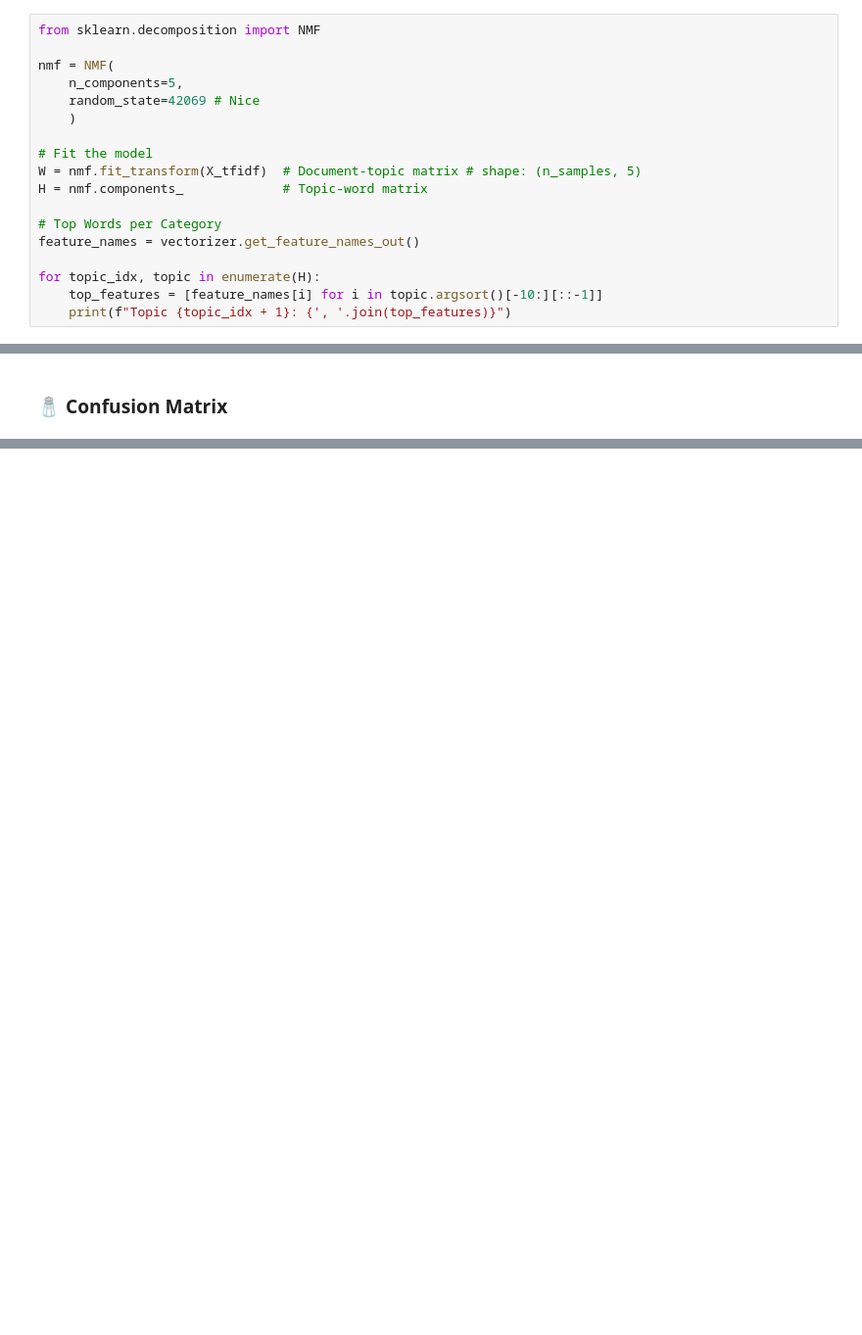
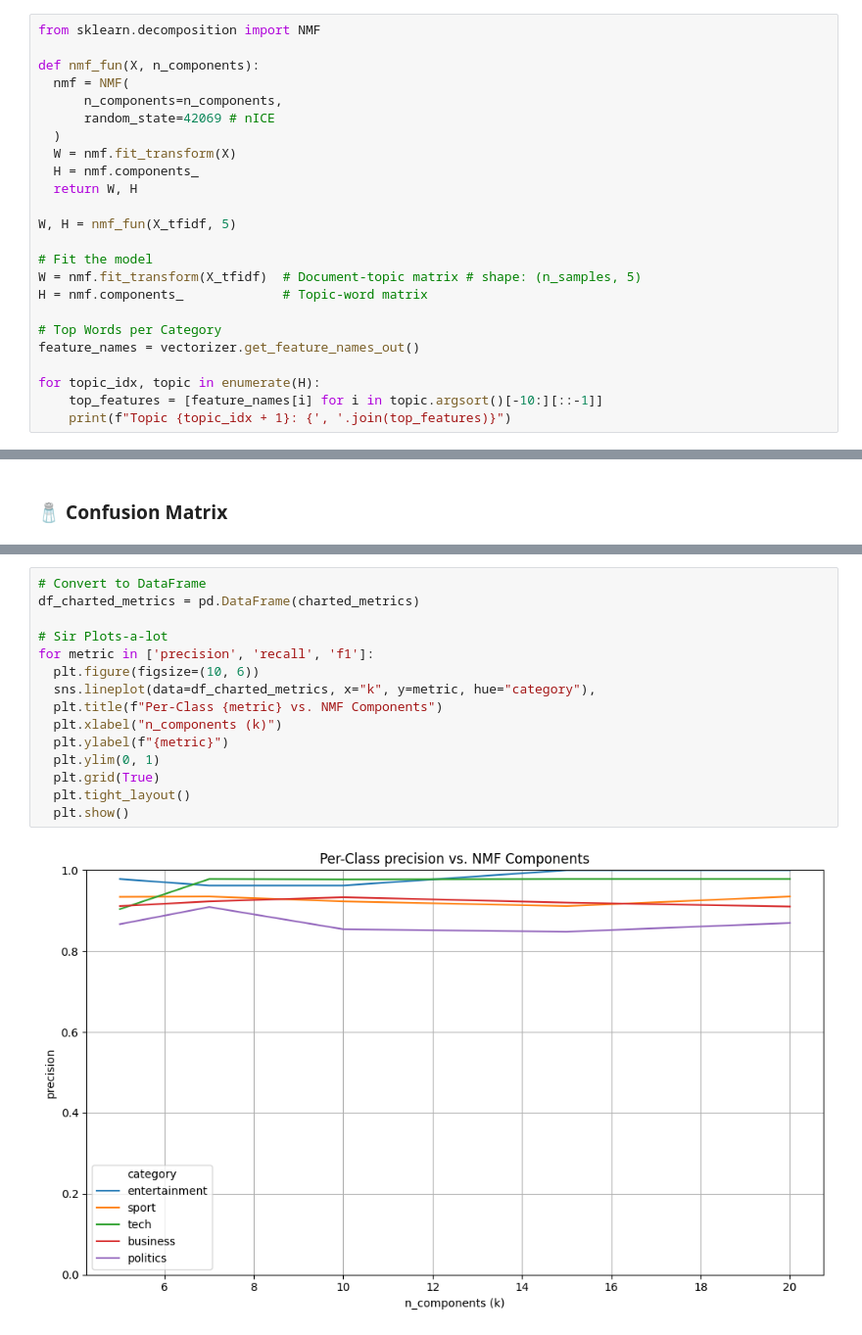
Before and after one commit to crbrechin/bbc_news_classification, a Jupyter notebook: bbc_news_classification.ipynb, the cells around one changed output, grey strips where cells are left out. Shown: that part at 98% size. Drawn from its saved outputs; the diff is of its cells as text; blank space fills up the shorter version.

```diff
--- a/bbc_news_classification.ipynb
+++ b/bbc_news_classification.ipynb
@@ -260,10 +326,16 @@ X_pca = pca.fit_transform(X_dense)
 # %%
 from sklearn.decomposition import NMF
 
-nmf = NMF(
-    n_components=5,
-    random_state=42069 # Nice
-    )
+def nmf_fun(X, n_components):
+  nmf = NMF(
+      n_components=n_components,
+      random_state=42069 # nICE
+  )
+  W = nmf.fit_transform(X)
+  H = nmf.components_
+  return W, H
+
+W, H = nmf_fun(X_tfidf, 5)
 
 # Fit the model
 W = nmf.fit_transform(X_tfidf)  # Document-topic matrix # shape: (n_samples, 5)
@@ -332,0 +453,17 @@ plt.show()
+# %%
+# Convert to DataFrame
+df_charted_metrics = pd.DataFrame(charted_metrics)
+
+# Sir Plots-a-lot
+for metric in ['precision', 'recall', 'f1']:
+  plt.figure(figsize=(10, 6))
+  sns.lineplot(data=df_charted_metrics, x="k", y=metric, hue="category"),
+  plt.title(f"Per-Class {metric} vs. NMF Components")
+  plt.xlabel("n_components (k)")
+  plt.ylabel(f"{metric}")
+  plt.ylim(0, 1)
+  plt.grid(True)
+  plt.tight_layout()
+  plt.show()
+# %% [output]
+[figure, added]
```
Also changed, not shown: parts of 59 cells of this notebook, 7 other files.
